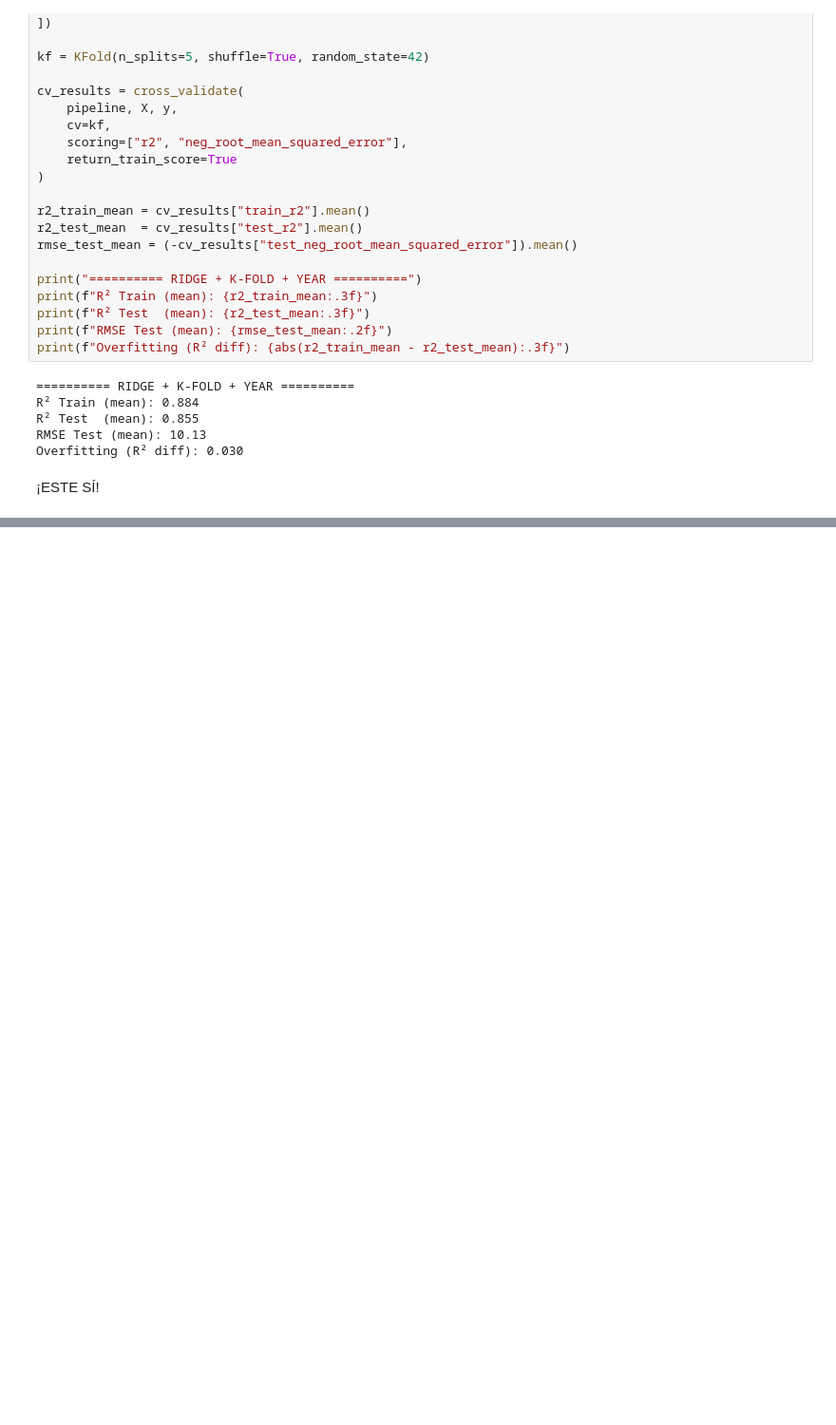
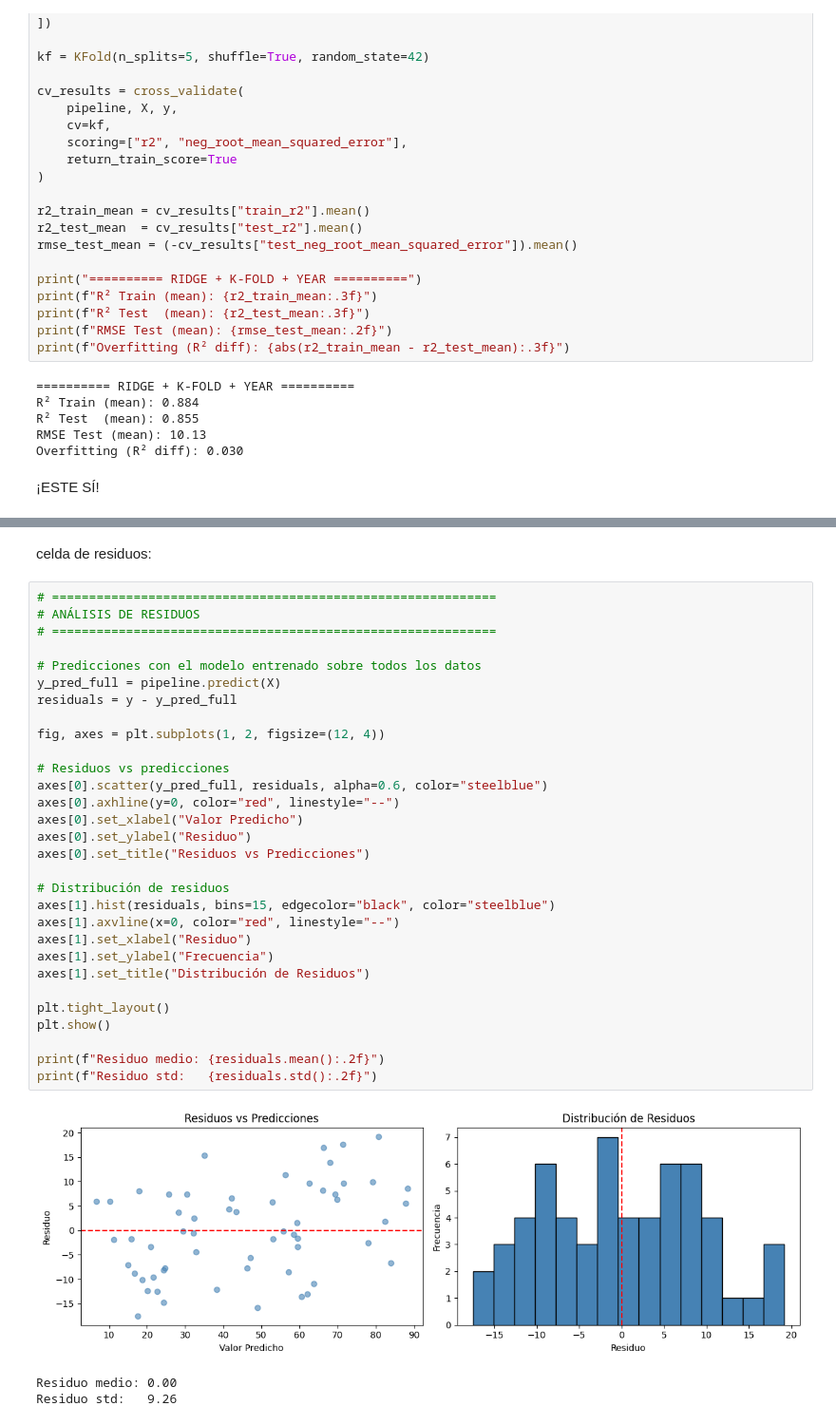
Before and after one commit to Bootcamp-DA-P2/DA-Project-Regression-Grupo3, a Jupyter notebook: notebooks/03_eda_regresion.ipynb, the cells around one changed output, grey strips where cells are left out. Shown at 95% size. Drawn from its saved outputs; the diff is of its cells as text; blank space fills up the shorter version.

```diff
--- a/notebooks/03_eda_regresion.ipynb
+++ b/notebooks/03_eda_regresion.ipynb
@@ -396,0 +459,36 @@ Overfitting (R² diff): 0.030
+# %% [markdown]
+celda de residuos:
+# %%
+# ============================================================
+# ANÁLISIS DE RESIDUOS
+# ============================================================
+
+# Predicciones con el modelo entrenado sobre todos los datos
+y_pred_full = pipeline.predict(X)
+residuals = y - y_pred_full
+
+fig, axes = plt.subplots(1, 2, figsize=(12, 4))
+
+# Residuos vs predicciones
+axes[0].scatter(y_pred_full, residuals, alpha=0.6, color="steelblue")
+axes[0].axhline(y=0, color="red", linestyle="--")
+axes[0].set_xlabel("Valor Predicho")
+axes[0].set_ylabel("Residuo")
+axes[0].set_title("Residuos vs Predicciones")
+
+# Distribución de residuos
+axes[1].hist(residuals, bins=15, edgecolor="black", color="steelblue")
+axes[1].axvline(x=0, color="red", linestyle="--")
+axes[1].set_xlabel("Residuo")
+axes[1].set_ylabel("Frecuencia")
+axes[1].set_title("Distribución de Residuos")
+
+plt.tight_layout()
+plt.show()
+
+print(f"Residuo medio: {residuals.mean():.2f}")
+print(f"Residuo std:   {residuals.std():.2f}")
+# %% [output]
+[figure, added]
+Residuo medio: 0.00
+Residuo std:   9.26
```
Also changed, not shown: parts of 8 cells of this notebook, 1 other file.
